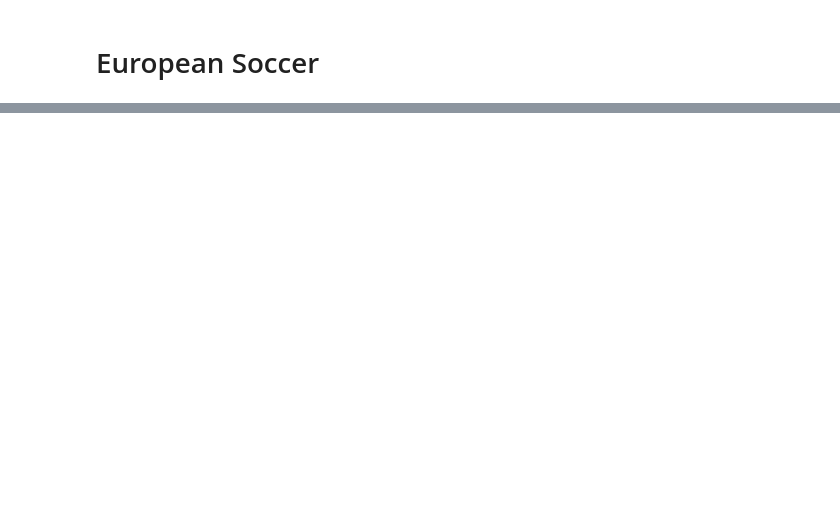
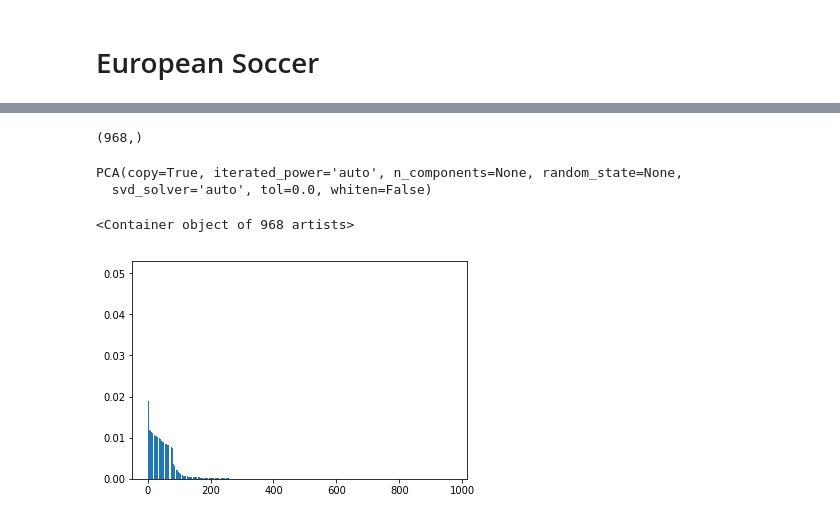
Before and after one commit to FlorianTilquin/LDC, a Jupyter notebook: European Soccer.ipynb, the cells around one changed output, grey strips where cells are left out. Saved outputs shown, nothing was run; the diff lists cells and outputs as text; code cells hidden in the pictures; blank space fills up the shorter version.

```diff
--- a/European Soccer.ipynb
+++ b/European Soccer.ipynb
@@ -357,0 +316,20 @@ sorted([(key, value) for key, value in scores.items()], key = lambda x: x[1])
+# %%
+mean_feat.shape
+# %% [output]
+(968,)
+# %%
+extended_mean = np.array([mean_feat for i in range(len(feat))])
+# %%
+nan_loc = np.argwhere(np.isnan(feat))
+# %%
+feat[nan_loc] = extended_mean[nan_loc]
+# %%
+pca.fit(feat)
+# %% [output]
+PCA(copy=True, iterated_power='auto', n_components=None, random_state=None,
+  svd_solver='auto', tol=0.0, whiten=False)
+# %%
+plt.bar(np.arange(968), pca.explained_variance_ratio_)
+# %% [output]
+<Container object of 968 artists>
+[figure, added]
```
Also changed, not shown: parts of 100 cells of this notebook.
